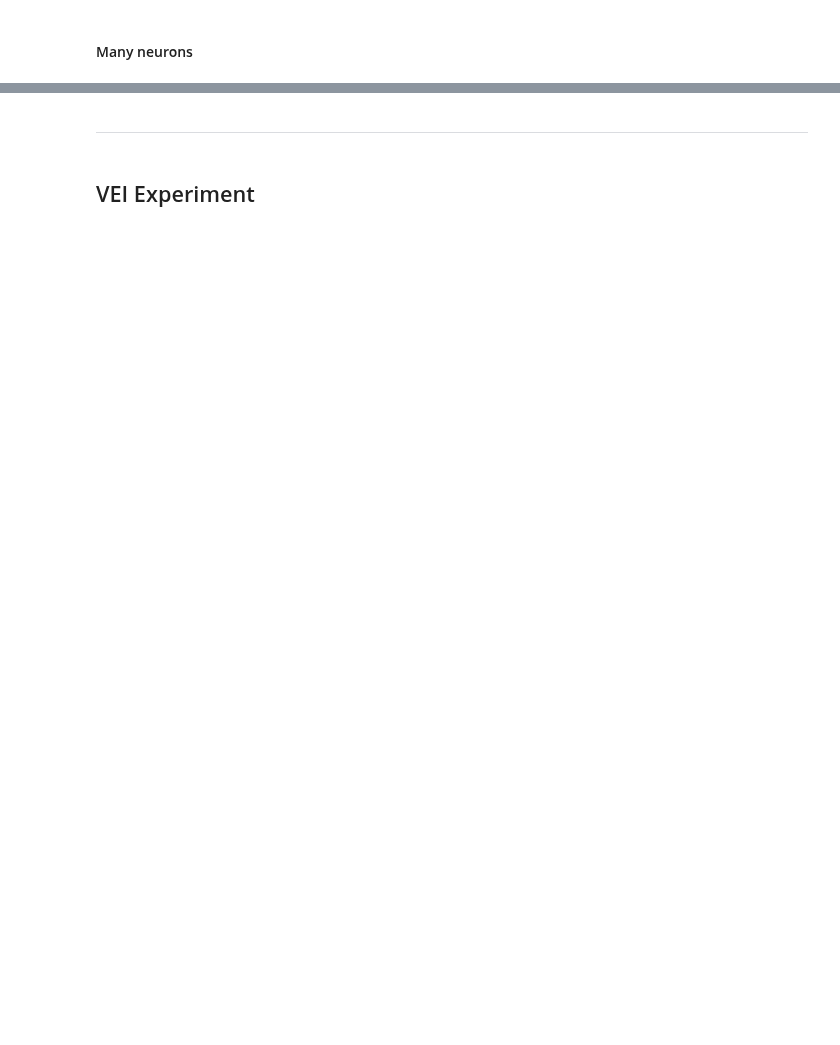
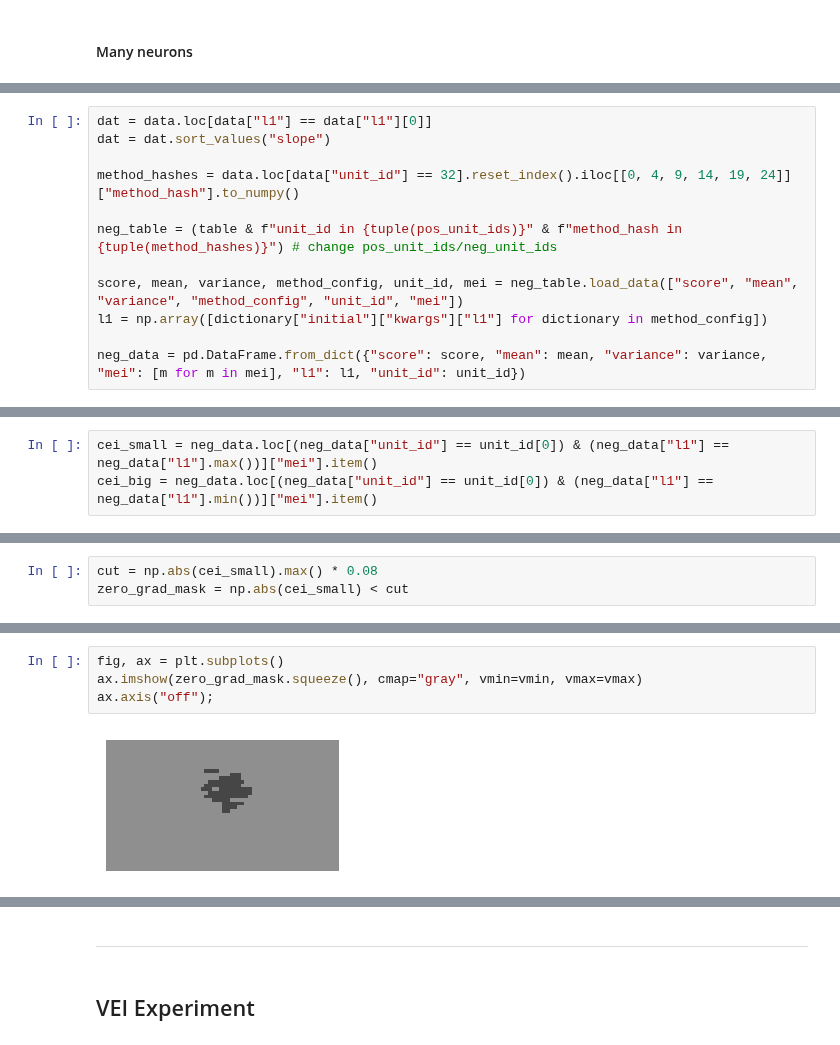
Before and after one commit to sinzlab/nnsysident, a Jupyter notebook: notebooks/mei_demo.ipynb, the cells around one changed output, grey strips where cells are left out. Saved outputs shown, nothing was run; the diff lists cells and outputs as text; blank space fills up the shorter version.

```diff
--- a/notebooks/mei_demo.ipynb
+++ b/notebooks/mei_demo.ipynb
@@ -134,0 +166,12 @@ for unit_id in np.unique(data["unit_id"]):
+# %%
+dat = data.loc[data["l1"] == data["l1"][0]]
+dat = dat.sort_values("slope")
+
+method_hashes = data.loc[data["unit_id"] == 32].reset_index().iloc[[0, 4, 9, 14, 19, 24]]["method_hash"].to_numpy()
+
+neg_table = (table & f"unit_id in {tuple(pos_unit_ids)}" & f"method_hash in {tuple(method_hashes)}") # change pos_unit_ids/neg_unit_ids
+
+score, mean, variance, method_config, unit_id, mei = neg_table.load_data(["score", "mean", "variance", "method_config", "unit_id", "mei"])
+l1 = np.array([dictionary["initial"]["kwargs"]["l1"] for dictionary in method_config])
+
+neg_data = pd.DataFrame.from_dict({"score": score, "mean": mean, "variance": variance, "mei": [m for m in mei], "l1": l1, "unit_id": unit_id})
@@ -134,0 +276,3 @@ for unit_id in np.unique(data["unit_id"]):
+# %%
+cei_small = neg_data.loc[(neg_data["unit_id"] == unit_id[0]) & (neg_data["l1"] == neg_data["l1"].max())]["mei"].item()
+cei_big = neg_data.loc[(neg_data["unit_id"] == unit_id[0]) & (neg_data["l1"] == neg_data["l1"].min())]["mei"].item()
@@ -134,0 +281,3 @@ for unit_id in np.unique(data["unit_id"]):
+# %%
+cut = np.abs(cei_small).max() * 0.08
+zero_grad_mask = np.abs(cei_small) < cut
@@ -134,0 +304,6 @@ for unit_id in np.unique(data["unit_id"]):
+# %%
+fig, ax = plt.subplots()
+ax.imshow(zero_grad_mask.squeeze(), cmap="gray", vmin=vmin, vmax=vmax)
+ax.axis("off");
+# %% [output]
+[figure, added]
```
Also changed, not shown: parts of 31 cells of this notebook, 3 other files.
